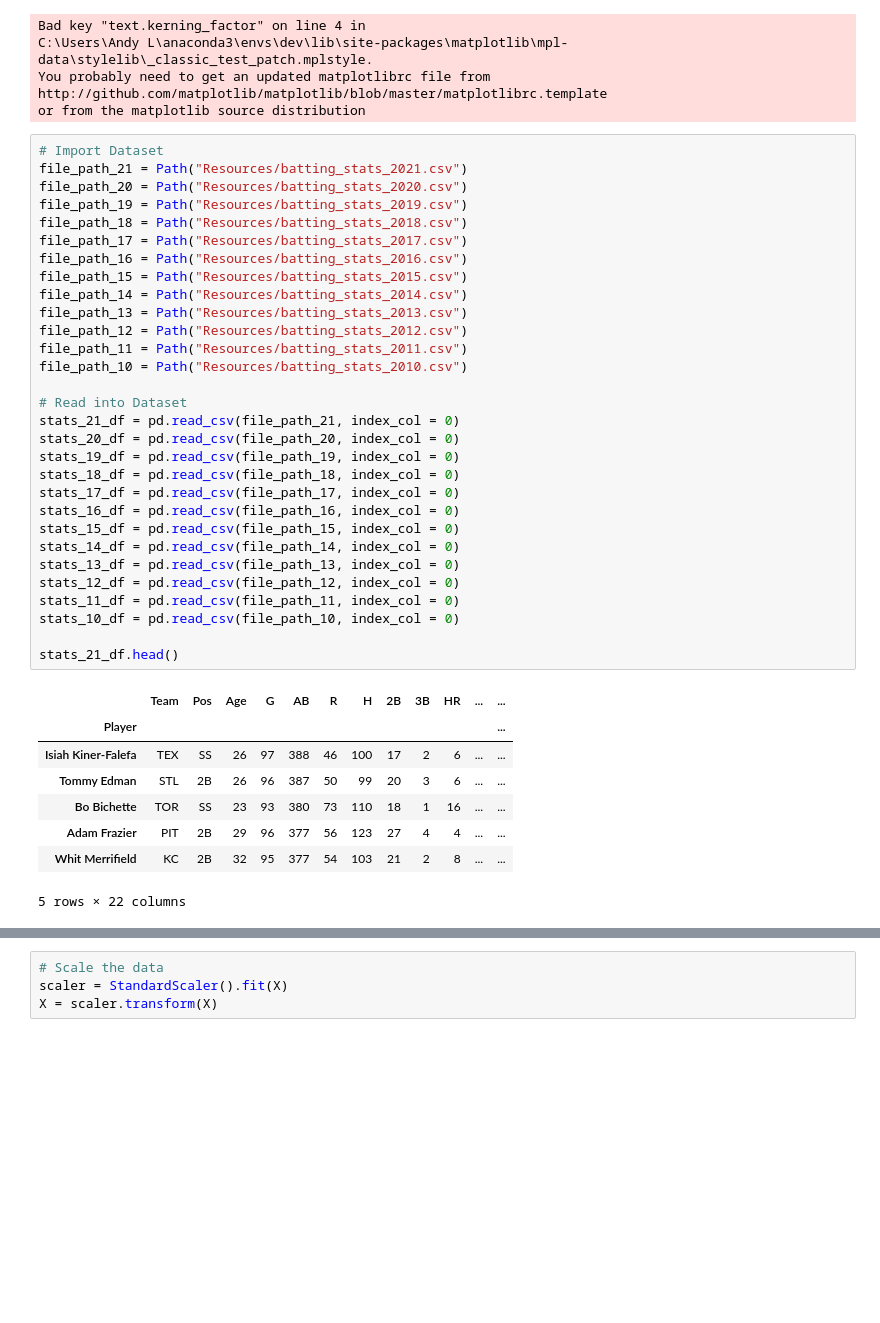
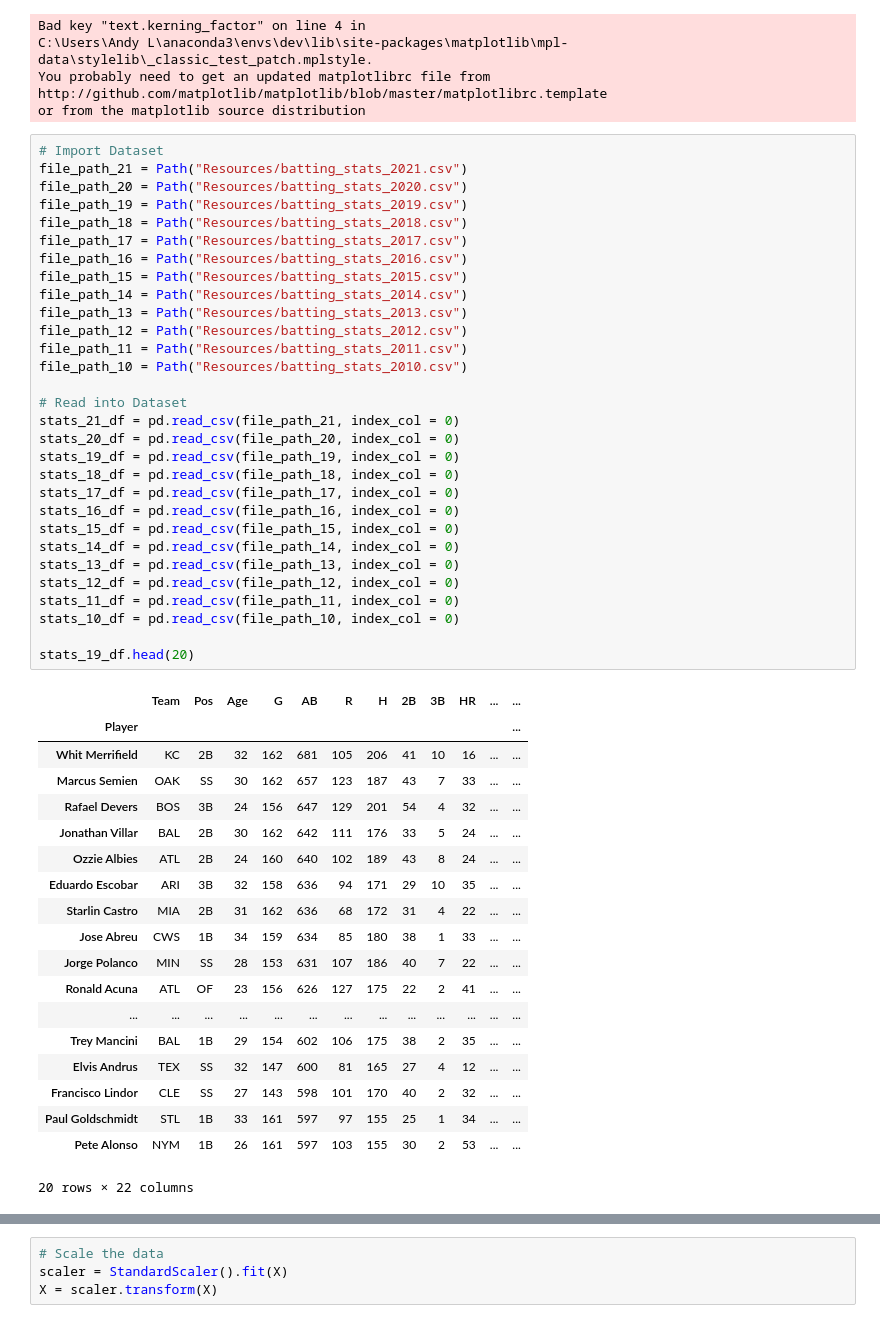
Before and after one commit to andyliang245/Project_3, a Jupyter notebook: MoneyBall.ipynb, the cells around one changed output, grey strips where cells are left out. Saved outputs shown, nothing was run; the diff lists cells and outputs as text; blank space fills up the shorter version.

```diff
--- a/MoneyBall.ipynb
+++ b/MoneyBall.ipynb
@@ -25,39 +25,50 @@ or from the matplotlib source distribution
 file_path_21 = Path("Resources/batting_stats_2021.csv")
 file_path_20 = Path("Resources/batting_stats_2020.csv")
 file_path_19 = Path("Resources/batting_stats_2019.csv")
 file_path_18 = Path("Resources/batting_stats_2018.csv")
 file_path_17 = Path("Resources/batting_stats_2017.csv")
 file_path_16 = Path("Resources/batting_stats_2016.csv")
 file_path_15 = Path("Resources/batting_stats_2015.csv")
 file_path_14 = Path("Resources/batting_stats_2014.csv")
 file_path_13 = Path("Resources/batting_stats_2013.csv")
 file_path_12 = Path("Resources/batting_stats_2012.csv")
 file_path_11 = Path("Resources/batting_stats_2011.csv")
 file_path_10 = Path("Resources/batting_stats_2010.csv")
 
 # Read into Dataset
 stats_21_df = pd.read_csv(file_path_21, index_col = 0)
 stats_20_df = pd.read_csv(file_path_20, index_col = 0)
 stats_19_df = pd.read_csv(file_path_19, index_col = 0)
 stats_18_df = pd.read_csv(file_path_18, index_col = 0)
 stats_17_df = pd.read_csv(file_path_17, index_col = 0)
 stats_16_df = pd.read_csv(file_path_16, index_col = 0)
 stats_15_df = pd.read_csv(file_path_15, index_col = 0)
 stats_14_df = pd.read_csv(file_path_14, index_col = 0)
 stats_13_df = pd.read_csv(file_path_13, index_col = 0)
 stats_12_df = pd.read_csv(file_path_12, index_col = 0)
 stats_11_df = pd.read_csv(file_path_11, index_col = 0)
 stats_10_df = pd.read_csv(file_path_10, index_col = 0)
 
-stats_21_df.head()
+stats_19_df.head(20)
 # %% [output]
 |  | Team | Pos | Age | G | AB | R | H | 2B | 3B | HR | ... | ... |
 | Player |  |  |  |  |  |  |  |  |  |  |  | ... |
-| Isiah Kiner-Falefa | TEX | SS | 26 | 97 | 388 | 46 | 100 | 17 | 2 | 6 | ... | ... |
-| Tommy Edman | STL | 2B | 26 | 96 | 387 | 50 | 99 | 20 | 3 | 6 | ... | ... |
-| Bo Bichette | TOR | SS | 23 | 93 | 380 | 73 | 110 | 18 | 1 | 16 | ... | ... |
-| Adam Frazier | PIT | 2B | 29 | 96 | 377 | 56 | 123 | 27 | 4 | 4 | ... | ... |
-| Whit Merrifield | KC | 2B | 32 | 95 | 377 | 54 | 103 | 21 | 2 | 8 | ... | ... |
+| Whit Merrifield | KC | 2B | 32 | 162 | 681 | 105 | 206 | 41 | 10 | 16 | ... | ... |
+| Marcus Semien | OAK | SS | 30 | 162 | 657 | 123 | 187 | 43 | 7 | 33 | ... | ... |
+| Rafael Devers | BOS | 3B | 24 | 156 | 647 | 129 | 201 | 54 | 4 | 32 | ... | ... |
+| Jonathan Villar | BAL | 2B | 30 | 162 | 642 | 111 | 176 | 33 | 5 | 24 | ... | ... |
+| Ozzie Albies | ATL | 2B | 24 | 160 | 640 | 102 | 189 | 43 | 8 | 24 | ... | ... |
+| Eduardo Escobar | ARI | 3B | 32 | 158 | 636 | 94 | 171 | 29 | 10 | 35 | ... | ... |
+| Starlin Castro | MIA | 2B | 31 | 162 | 636 | 68 | 172 | 31 | 4 | 22 | ... | ... |
+| Jose Abreu | CWS | 1B | 34 | 159 | 634 | 85 | 180 | 38 | 1 | 33 | ... | ... |
+| Jorge Polanco | MIN | SS | 28 | 153 | 631 | 107 | 186 | 40 | 7 | 22 | ... | ... |
+| Ronald Acuna | ATL | OF | 23 | 156 | 626 | 127 | 175 | 22 | 2 | 41 | ... | ... |
+| ... | ... | ... | ... | ... | ... | ... | ... | ... | ... | ... | ... | ... |
+| Trey Mancini | BAL | 1B | 29 | 154 | 602 | 106 | 175 | 38 | 2 | 35 | ... | ... |
+| Elvis Andrus | TEX | SS | 32 | 147 | 600 | 81 | 165 | 27 | 4 | 12 | ... | ... |
+| Francisco Lindor | CLE | SS | 27 | 143 | 598 | 101 | 170 | 40 | 2 | 32 | ... | ... |
+| Paul Goldschmidt | STL | 1B | 33 | 161 | 597 | 97 | 155 | 25 | 1 | 34 | ... | ... |
+| Pete Alonso | NYM | 1B | 26 | 161 | 597 | 103 | 155 | 30 | 2 | 53 | ... | ... |
-5 rows × 22 columns
+20 rows × 22 columns
 # %%
 # Creating X & y variables
```
Also changed, not shown: parts of 8 cells of this notebook.
